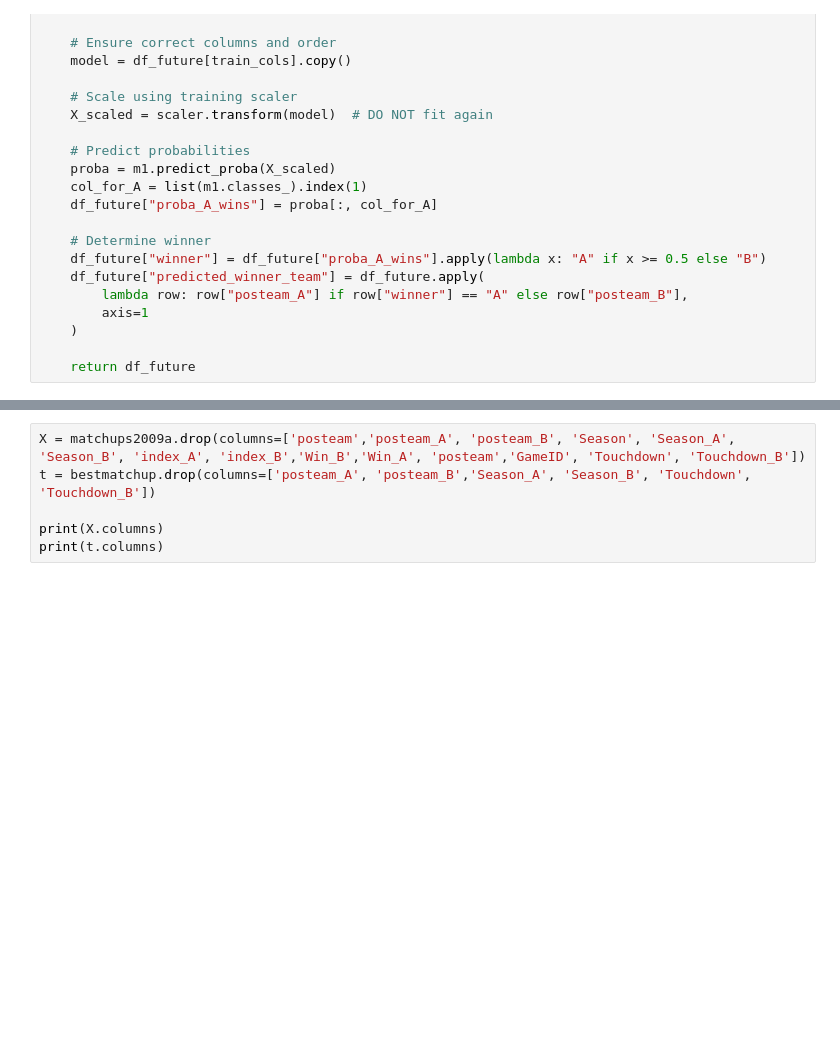
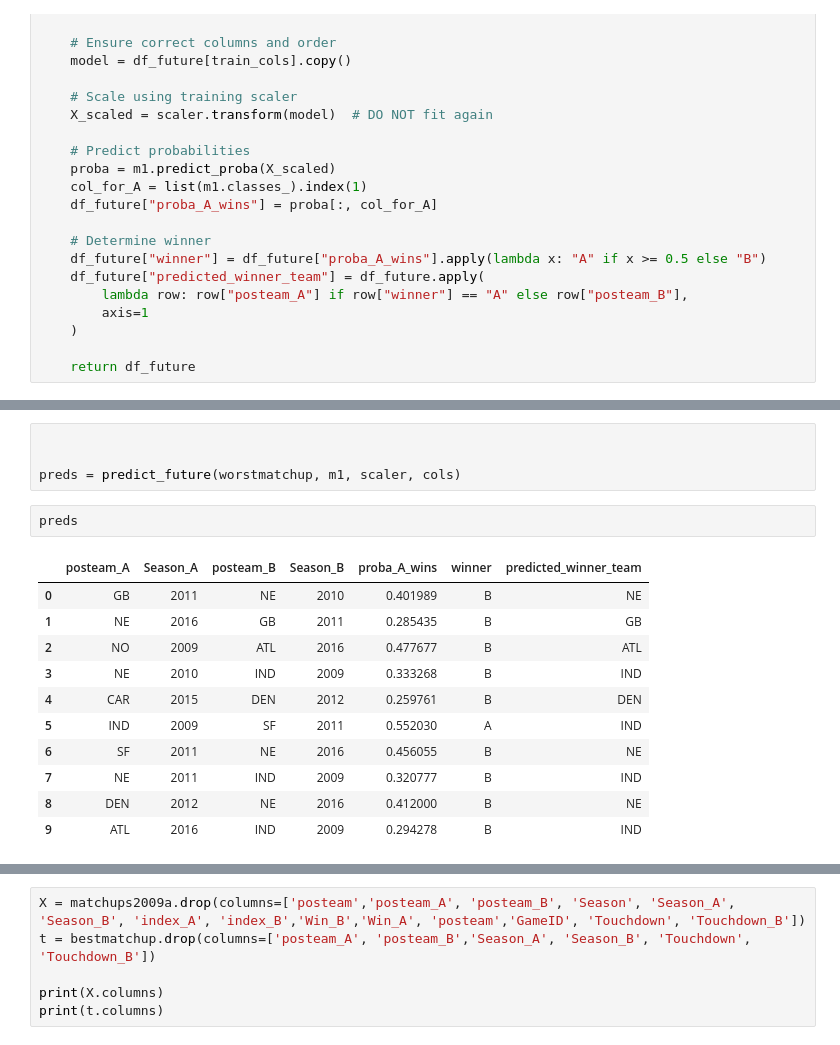
Before and after one commit to tinge5/finalProjectML, a Jupyter notebook: notebooks/DataVisualization.ipynb, the cells around one changed output, grey strips where cells are left out. Drawn from its saved outputs; the diff is of its cells as text; blank space fills up the shorter version.

```diff
--- a/notebooks/DataVisualization.ipynb
+++ b/notebooks/DataVisualization.ipynb
@@ -440,0 +638,18 @@ Confusion Matrix (SVM Classifier):
+# %%
+
+
+preds = predict_future(worstmatchup, m1, scaler, cols)
+# %%
+preds
+# %% [output]
+|  | posteam_A | Season_A | posteam_B | Season_B | proba_A_wins | winner | predicted_winner_team |
+| 0 | GB | 2011 | NE | 2010 | 0.401989 | B | NE |
+| 1 | NE | 2016 | GB | 2011 | 0.285435 | B | GB |
+| 2 | NO | 2009 | ATL | 2016 | 0.477677 | B | ATL |
+| 3 | NE | 2010 | IND | 2009 | 0.333268 | B | IND |
+| 4 | CAR | 2015 | DEN | 2012 | 0.259761 | B | DEN |
+| 5 | IND | 2009 | SF | 2011 | 0.552030 | A | IND |
+| 6 | SF | 2011 | NE | 2016 | 0.456055 | B | NE |
+| 7 | NE | 2011 | IND | 2009 | 0.320777 | B | IND |
+| 8 | DEN | 2012 | NE | 2016 | 0.412000 | B | NE |
+| 9 | ATL | 2016 | IND | 2009 | 0.294278 | B | IND |
```
Also changed, not shown: parts of 16 cells of this notebook, 4 other files.
